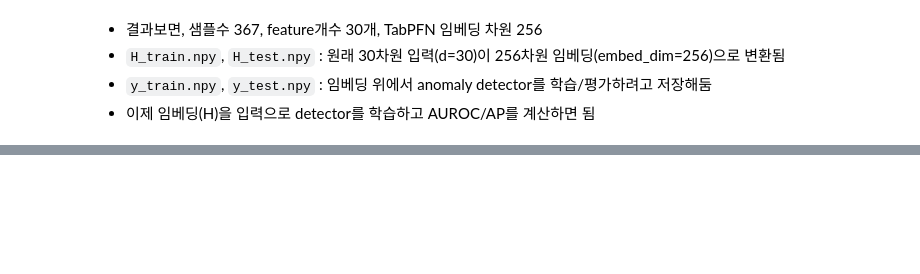
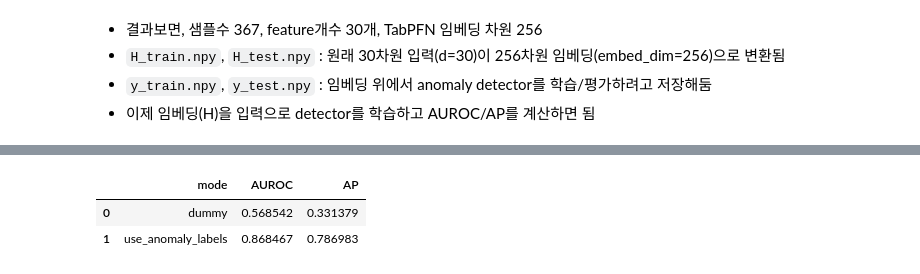
Before and after one commit to tab-gad/main, a Jupyter notebook: tabpfn/tabpfn_embedding_1209.ipynb, the cells around one changed output, grey strips where cells are left out. Saved outputs shown, nothing was run; the diff lists cells and outputs as text; code cells hidden in the pictures; blank space fills up the shorter version.

```diff
--- a/tabpfn/tabpfn_embedding_1209.ipynb
+++ b/tabpfn/tabpfn_embedding_1209.ipynb
@@ -242,0 +530,12 @@ print(meta)
+# %%
+# Summary (cross-domain): dummy vs labels
+
+summary_cross = (results_cross
+                 .groupby("mode", as_index=False)[["AUROC", "AP"]]
+                 .mean()
+                )
+summary_cross
+# %% [output]
+|  | mode | AUROC | AP |
+| 0 | dummy | 0.568542 | 0.331379 |
+| 1 | use_anomaly_labels | 0.868467 | 0.786983 |
```
Also changed, not shown: parts of 18 cells of this notebook, 1 other file.
